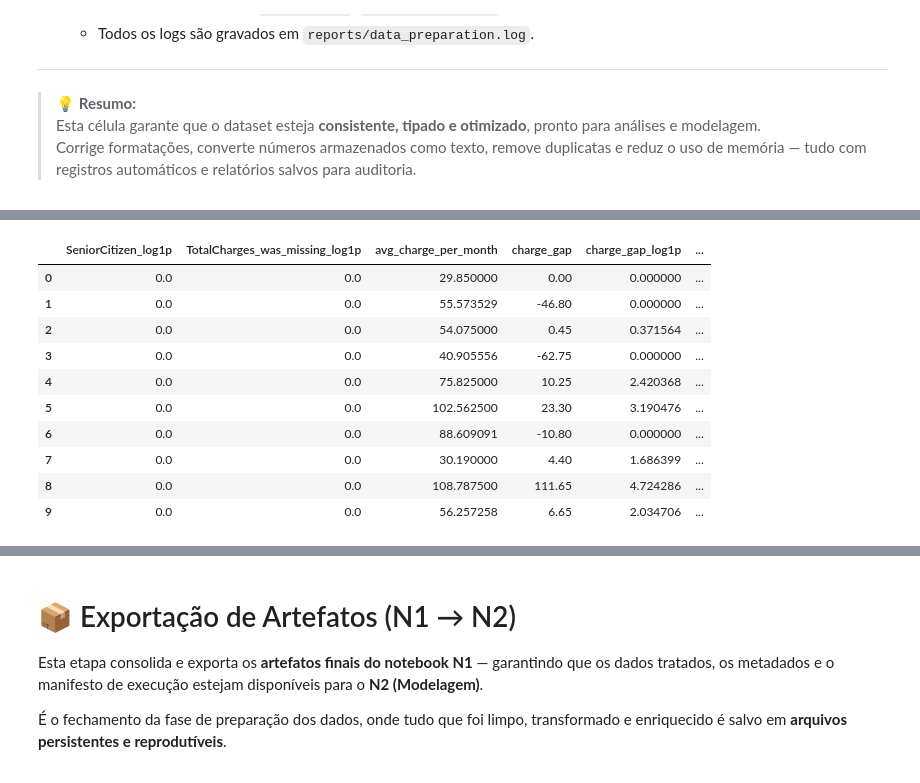
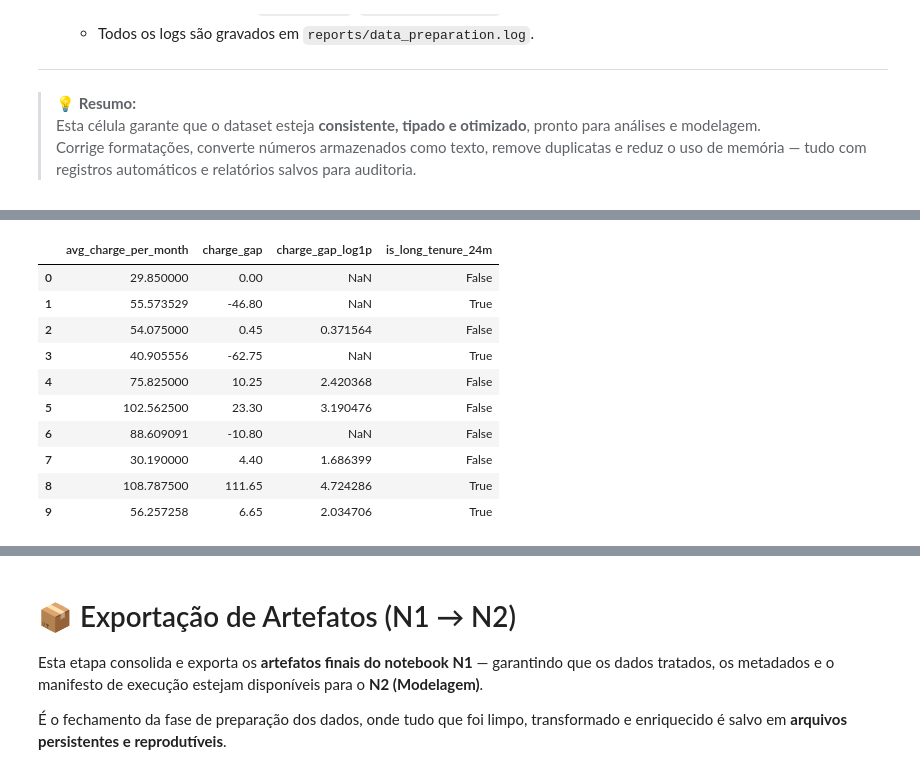
Before and after one commit to FabioAguiar/telco-customer-churn-analysis, a Jupyter notebook: notebooks/01_data_preparation_template.ipynb, the cells around one changed output, grey strips where cells are left out. Cells and saved outputs as stored; diff of their text form; code cells hidden in the pictures.

Commit message:
conclusão dp refinamento do notebook N1 com pipeline completo de preparação de dados, validação do target e exportação final de artefatos do projeto Telco Customer Churn.

```diff
--- a/notebooks/01_data_preparation_template.ipynb
+++ b/notebooks/01_data_preparation_template.ipynb
@@ -1094,10 +1102,12 @@ Essas colunas servem para **inspeção e auditoria**, sem alterar ou remover dad
 # %%
-importlib.reload(ud)
+# ——— Outliers ———
 
-cfg = ud.load_config()  # ou um dict manual
-
+cfg = ud.load_config()  # ou use seu dict manual
 df2, out_info = ud.apply_outlier_flags(df, config=cfg)
 
-print(out_info["created_flags"], "flags criadas")
-display(pd.Series(out_info["counts"]).sort_values(ascending=False).head(20))
+# render organizado
+ud.render_outlier_flags(out_info, df=df2, top_n=20)
+
+# Se quiser seguir o pipeline com df já marcado:
+df = df2
 # %% [output]
@@ -1149,3 +1141,0 @@ Remove **linhas duplicadas** do DataFrame para evitar contagens infladas, vieses
-# %%
-if cfg.get("deduplicate"):
-    df = ud.deduplicate_rows(df, config=cfg)
@@ -1206,6 +1207,17 @@ Quando nenhuma regra é aplicável, o notebook retorna:
 #         "date_parts": ["order_date"]                                   # extrai ano/mes/dia/semana
 #       }
 
+# helpers de proteção
+def _is_flag_col(c: str) -> bool:
+    return isinstance(c, str) and c.endswith("_was_missing")
+
+def _is_binary(s: pd.Series) -> bool:
+    try:
+        vals = pd.to_numeric(s, errors="coerce")
+        nun = int(vals.dropna().nunique())
+        return nun <= 2  # binária clássica (0/1 ou duas categorias)
+    except Exception:
+        return False
 
 fe_cfg = config.get("feature_engineering", False)
 if not fe_cfg:
@@ -1230,19 +1242,22 @@ else:
         if len(rule) == 3:
             num, den, out = rule
             if {num, den}.issubset(df.columns):
-                denom = df[den].replace(0, np.nan)
-                df[out] = df[num] / denom
+                a = pd.to_numeric(df[num], errors="coerce")
+                b = pd.to_numeric(df[den], errors="coerce").replace({0: np.nan})
+                df[out] = a / b
                 created.append(out)
 
-    # (b) Log1p em colunas positivas
+    # (b) Log1p em colunas positivas (config) — evita flags e binárias
     for col in fe_cfg.get("log1p_cols", []) or []:
-        if col in df.columns:
-            pos = df[col] > 0
+        if col in df.columns and not _is_flag_col(col) and not _is_binary(df[col]):
+            s = pd.to_numeric(df[col], errors="coerce")
+            pos = s > 0
             if pos.any():
                 out = f"{col}_log1p"
-                df[out] = 0.0
-                df.loc[pos, out] = np.log1p(df.loc[pos, col].astype(float))
-                created.append(out)
+                if out not in df.columns:  # não recriar
+                    df[out] = np.nan
+                    df.loc[pos, out] = np.log1p(s.loc[pos])
+                    created.append(out)
 
     # (c) Binários por limiar: [[col, threshold, out_name], ...]
     for rule in fe_cfg.get("binaries", []) or []:
@@ -1258,9 +1273,7 @@ else:
     # (d) Partes de data (ano, mês, dia, semana ISO)
     for col in fe_cfg.get("date_parts", []) or []:
         if col in df.columns and pd.api.types.is_datetime64_any_dtype(df[col]):
-            for part, accessor in {
-                "year": "year", "month": "month", "day": "day", "week": "isocalendar().week"
-            }.items():
+            for part in ["year", "month", "day", "week"]:
                 out = f"{col}_{part}"
                 try:
                     if part == "week":
@@ -1290,6 +1303,14 @@ else:
             df[out] = pd.to_numeric(df["TotalCharges"], errors="coerce") - exp_total
             created.append(out)
 
+            # (b.1) log1p do charge_gap apenas para valores positivos
+            positive = pd.to_numeric(df[out], errors="coerce") > 0
+            out_log = f"{out}_log1p"
+            if positive.any() and out_log not in df.columns:
+                df[out_log] = np.nan
+                df.loc[positive, out_log] = np.log1p(pd.to_numeric(df.loc[positive, out], errors="coerce"))
+                created.append(out_log)
+
         # (c) Limiar simples de fidelidade
         if "tenure" in df.columns:
             out = "is_long_tenure_24m"
@@ -1299,6 +1320,8 @@ else:
         # (d) log1p automático em numéricas com valores > 0 e forte assimetria
         num_cols = df.select_dtypes(include=[np.number]).columns
         for col in num_cols:
+            if _is_flag_col(col) or _is_binary(df[col]):
+                continue
             s = pd.to_numeric(df[col], errors="coerce")
             if (s > 0).sum() > 0:
                 skew = s.skew(skipna=True)
@@ -1329,14 +1352,14 @@ else:
-|  | SeniorCitizen_log1p | TotalCharges_was_missing_log1p | avg_charge_per_month | charge_gap | charge_gap_log1p | ... |
-| 0 | 0.0 | 0.0 | 29.850000 | 0.00 | 0.000000 | ... |
-| 1 | 0.0 | 0.0 | 55.573529 | -46.80 | 0.000000 | ... |
-| 2 | 0.0 | 0.0 | 54.075000 | 0.45 | 0.371564 | ... |
-| 3 | 0.0 | 0.0 | 40.905556 | -62.75 | 0.000000 | ... |
-| 4 | 0.0 | 0.0 | 75.825000 | 10.25 | 2.420368 | ... |
-| 5 | 0.0 | 0.0 | 102.562500 | 23.30 | 3.190476 | ... |
-| 6 | 0.0 | 0.0 | 88.609091 | -10.80 | 0.000000 | ... |
-| 7 | 0.0 | 0.0 | 30.190000 | 4.40 | 1.686399 | ... |
-| 8 | 0.0 | 0.0 | 108.787500 | 111.65 | 4.724286 | ... |
-| 9 | 0.0 | 0.0 | 56.257258 | 6.65 | 2.034706 | ... |
+|  | avg_charge_per_month | charge_gap | charge_gap_log1p | is_long_tenure_24m |
+| 0 | 29.850000 | 0.00 | NaN | False |
+| 1 | 55.573529 | -46.80 | NaN | True |
+| 2 | 54.075000 | 0.45 | 0.371564 | False |
+| 3 | 40.905556 | -62.75 | NaN | True |
+| 4 | 75.825000 | 10.25 | 2.420368 | False |
+| 5 | 102.562500 | 23.30 | 3.190476 | False |
+| 6 | 88.609091 | -10.80 | NaN | False |
+| 7 | 30.190000 | 4.40 | 1.686399 | False |
+| 8 | 108.787500 | 111.65 | 4.724286 | True |
+| 9 | 56.257258 | 6.65 | 2.034706 | True |
 # %% [markdown]
 # 📅 Tratamento de Datas
 
```
Also changed, not shown: parts of 29 cells of this notebook, 7 other files.
